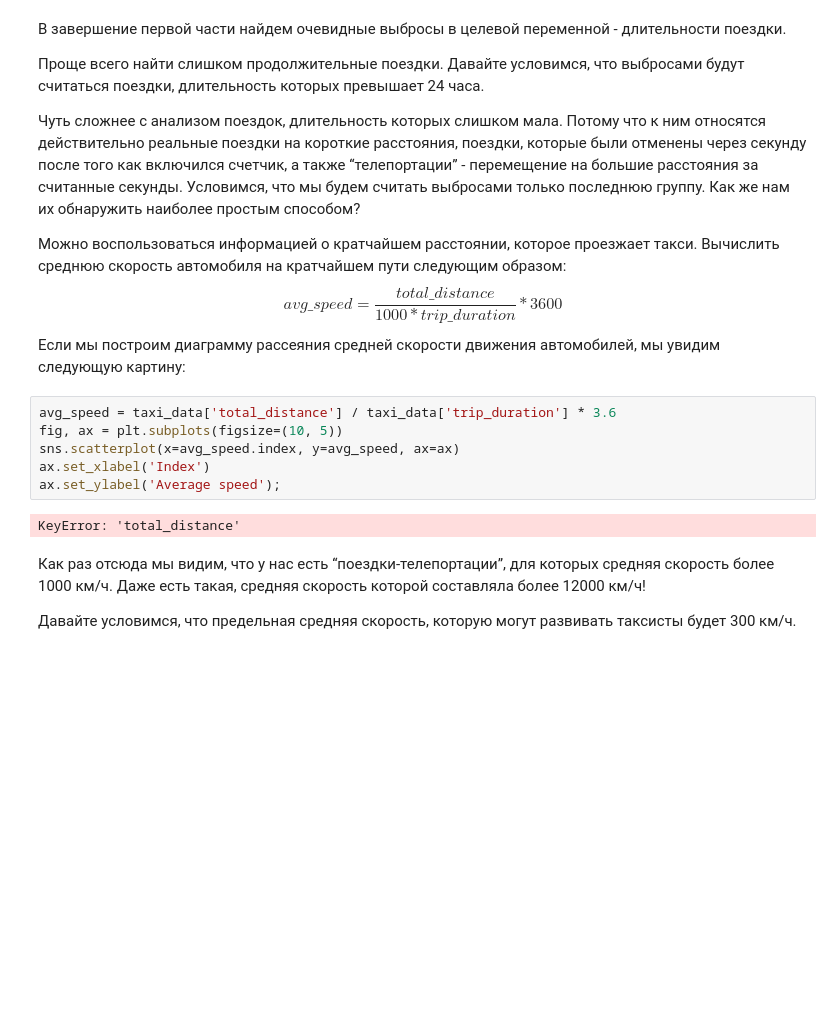
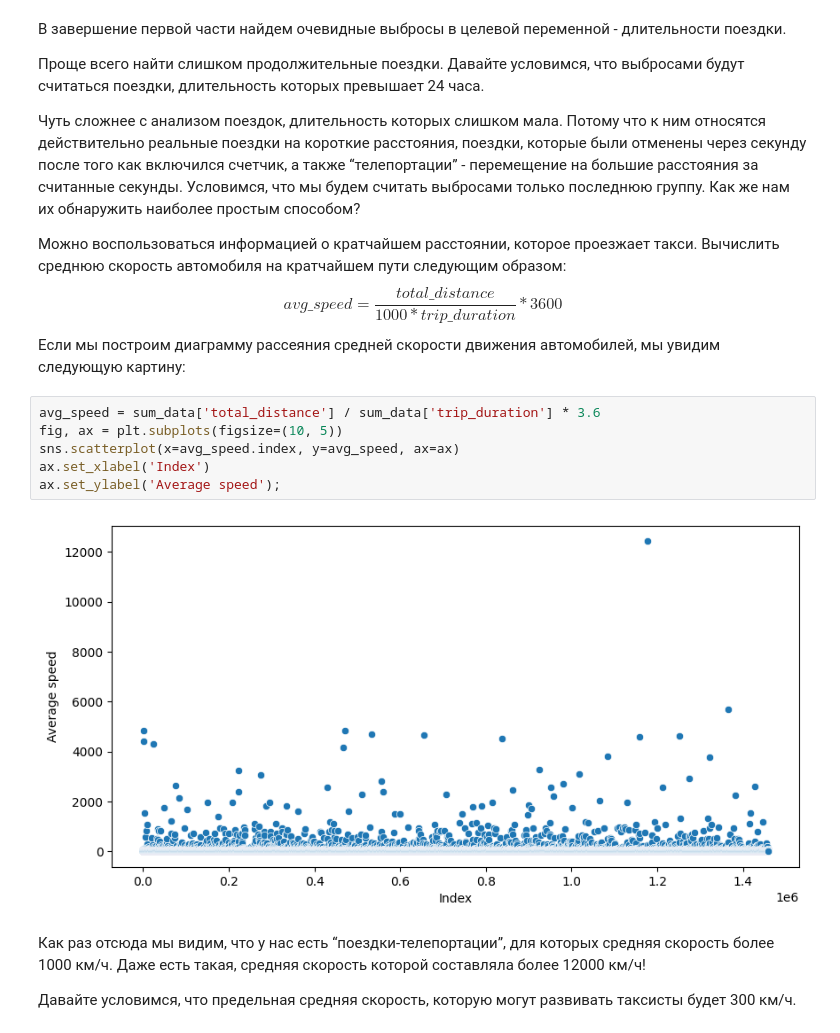
Before and after one commit to Lepnik/data_science_lnv, a Jupyter notebook: MATH+ML/Project_5/Project-5._Ноутбук-шаблон.ipynb, the cells around one changed output. Cells and saved outputs as stored; diff of their text form; blank space fills up the shorter version.

```diff
--- a/MATH+ML/Project_5/Project-5._Ноутбук-шаблон.ipynb
+++ b/MATH+ML/Project_5/Project-5._Ноутбук-шаблон.ipynb
@@ -390,13 +371,13 @@ sum_data['temperature'].median()
 $$avg\_speed= \frac{total\_distance}{1000*trip\_duration}*3600$$
 Если мы построим диаграмму рассеяния средней скорости движения автомобилей, мы увидим следующую картину:
 # %%
-avg_speed = taxi_data['total_distance'] / taxi_data['trip_duration'] * 3.6
+avg_speed = sum_data['total_distance'] / sum_data['trip_duration'] * 3.6
 fig, ax = plt.subplots(figsize=(10, 5))
 sns.scatterplot(x=avg_speed.index, y=avg_speed, ax=ax)
 ax.set_xlabel('Index')
 ax.set_ylabel('Average speed');
 # %% [output]
-KeyError: 'total_distance'
+[figure, added]
 # %% [markdown]
 Как раз отсюда мы видим, что у нас есть “поездки-телепортации”, для которых средняя скорость более 1000 км/ч. Даже есть такая, средняя скорость которой составляла более 12000 км/ч!
 
```
Also changed, not shown: parts of 10 cells of this notebook.
